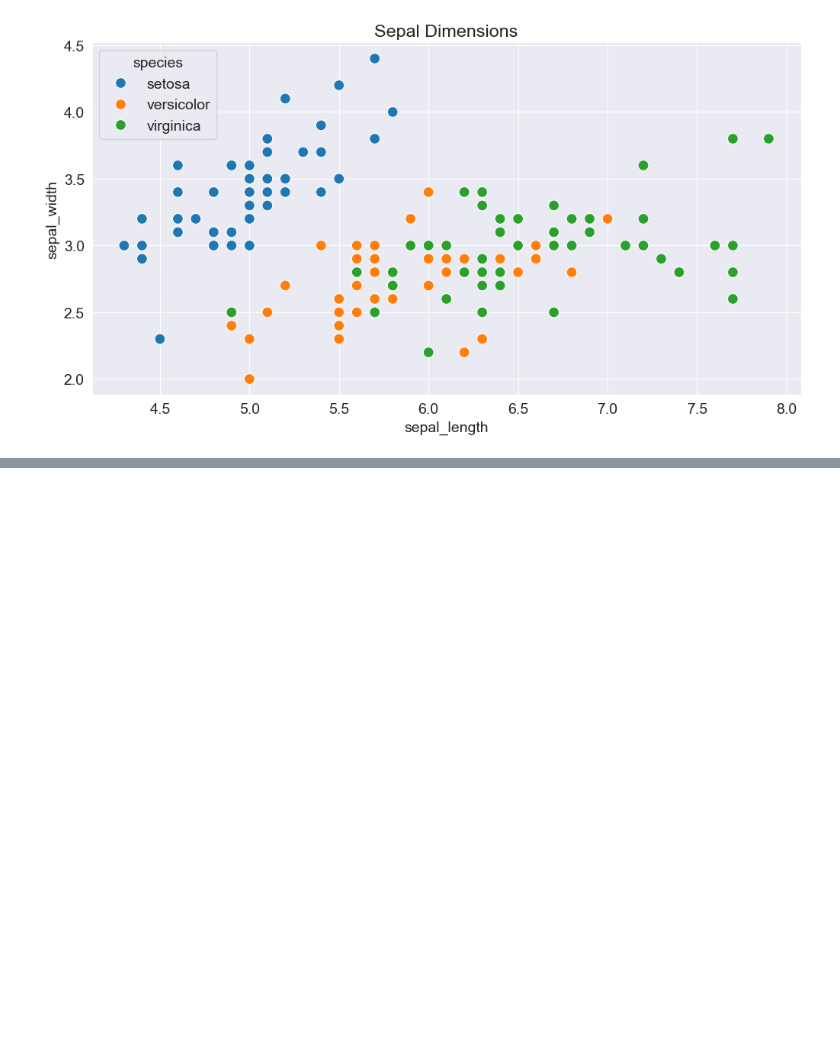
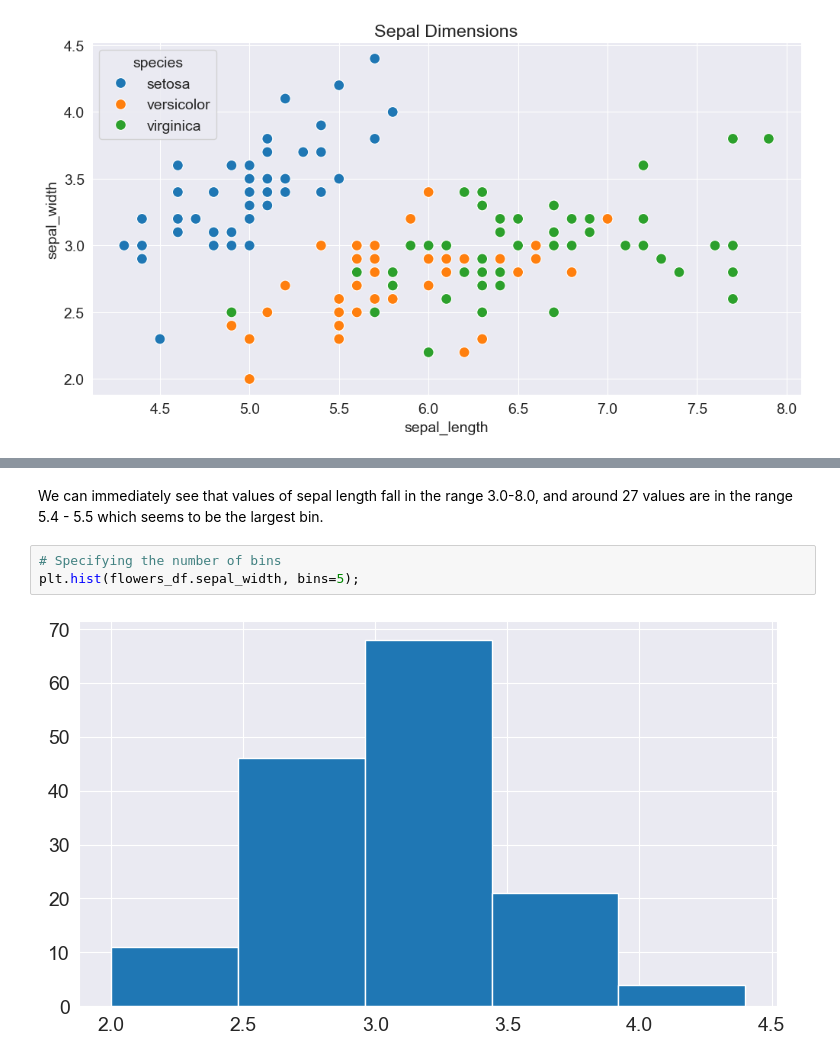
Before and after one commit to OjPreshuz/Matplotlib-Tutorial, a Jupyter notebook: matplotlib_tutorial.ipynb, the cells around one changed output, grey strips where cells are left out. Drawn from its saved outputs; the diff is of its cells as text; blank space fills up the shorter version.

```diff
--- a/matplotlib_tutorial.ipynb
+++ b/matplotlib_tutorial.ipynb
@@ -252,0 +282,7 @@ sns.scatterplot(x = flowers_df.sepal_length,
+# %% [markdown]
+We can immediately see that values of sepal length fall in the range 3.0-8.0, and around 27 values are in the range 5.4 - 5.5 which seems to be the largest bin.
+# %%
+# Specifying the number of bins
+plt.hist(flowers_df.sepal_width, bins=5);
+# %% [output]
+[figure, added]
```
Also changed, not shown: parts of 14 cells of this notebook.
